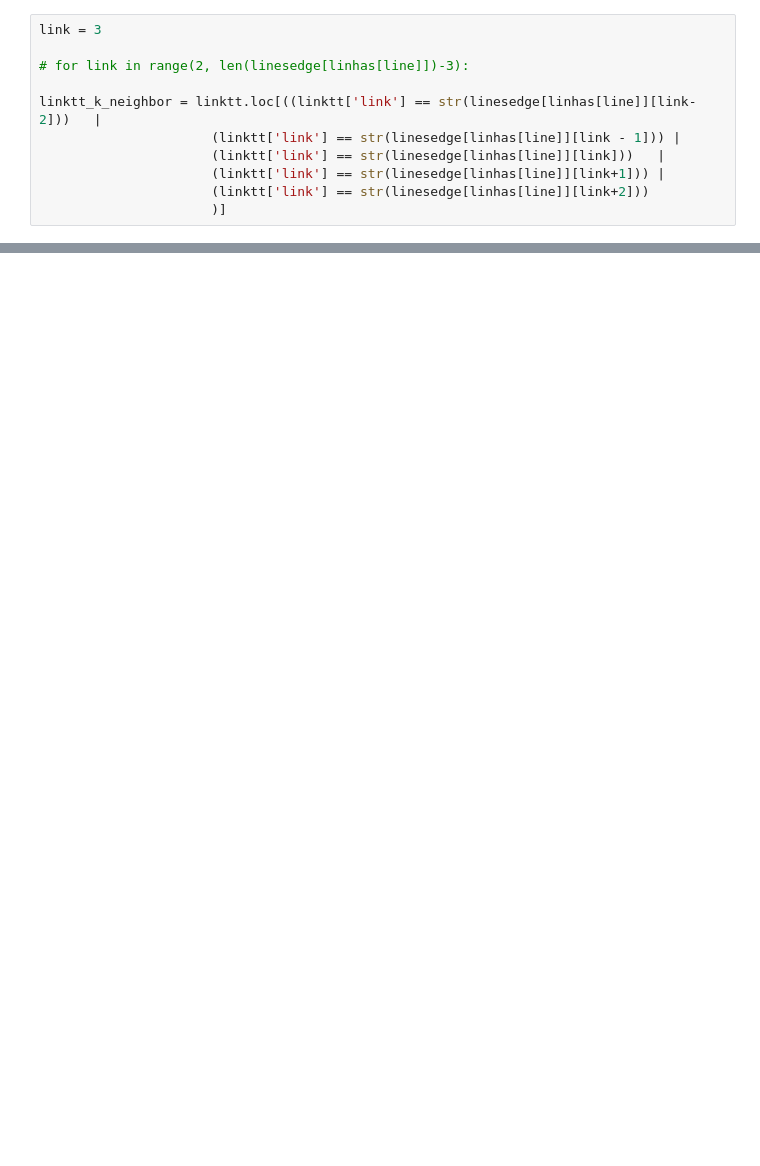
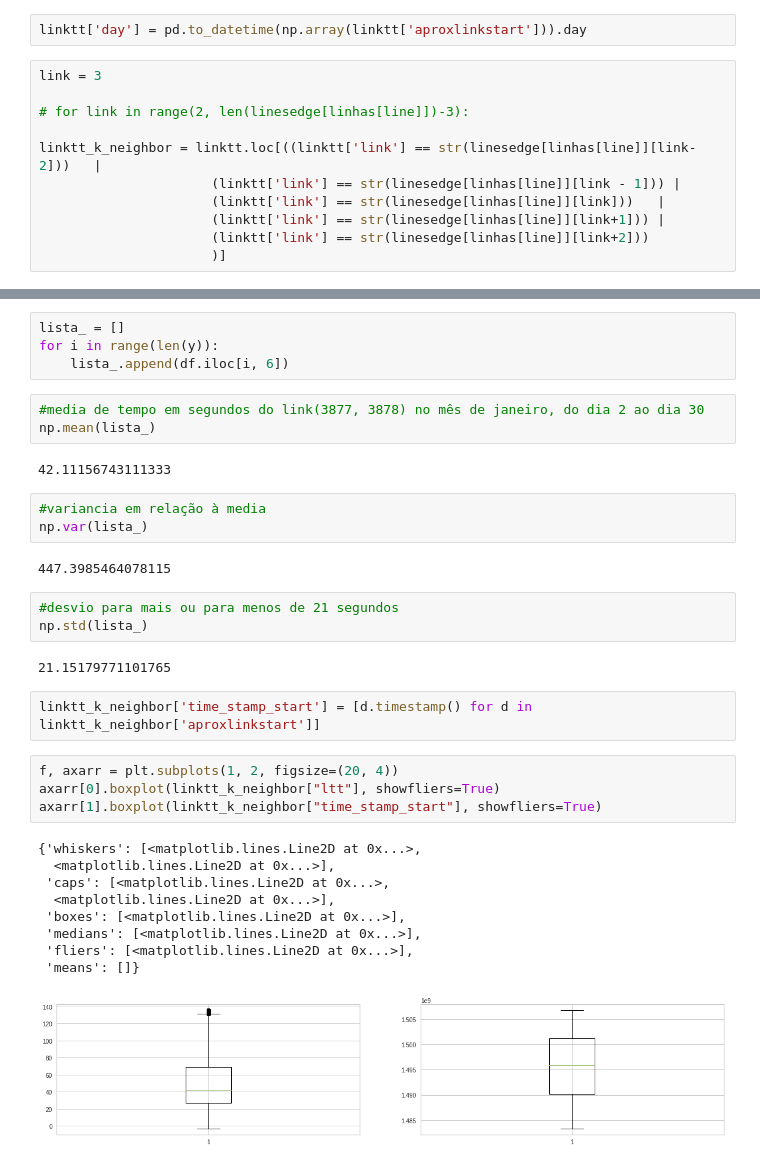
Before and after one commit to marcosamaris/links_states_prediction_LSTM, a Jupyter notebook: regressao_linear-links.ipynb, the cells around one changed output, grey strips where cells are left out. Drawn from its saved outputs; the diff is of its cells as text; blank space fills up the shorter version.

```diff
--- a/regressao_linear-links.ipynb
+++ b/regressao_linear-links.ipynb
@@ -65,3 +84,5 @@ for line in range(0,1):
+# %%
+linktt['day'] = pd.to_datetime(np.array(linktt['aproxlinkstart'])).day
 # %%
 link = 3
 
@@ -178,0 +285,35 @@ array([69.88638267, 37.67479949, 43.21142979, 22.18606299, 38.70182596,
+# %%
+lista_ = []
+for i in range(len(y)):
+    lista_.append(df.iloc[i, 6])
+# %%
+#media de tempo em segundos do link(3877, 3878) no mês de janeiro, do dia 2 ao dia 30
+np.mean(lista_)
+# %% [output]
+42.11156743111333
+# %%
+#variancia em relação à media
+np.var(lista_)
+# %% [output]
+447.3985464078115
+# %%
+#desvio para mais ou para menos de 21 segundos
+np.std(lista_)
+# %% [output]
+21.15179771101765
+# %%
+linktt_k_neighbor['time_stamp_start'] = [d.timestamp() for d in linktt_k_neighbor['aproxlinkstart']]
+# %%
+f, axarr = plt.subplots(1, 2, figsize=(20, 4))
+axarr[0].boxplot(linktt_k_neighbor["ltt"], showfliers=True)
+axarr[1].boxplot(linktt_k_neighbor["time_stamp_start"], showfliers=True)
+# %% [output]
+{'whiskers': [<matplotlib.lines.Line2D at 0x...>,
+  <matplotlib.lines.Line2D at 0x...>],
+ 'caps': [<matplotlib.lines.Line2D at 0x...>,
+  <matplotlib.lines.Line2D at 0x...>],
+ 'boxes': [<matplotlib.lines.Line2D at 0x...>],
+ 'medians': [<matplotlib.lines.Line2D at 0x...>],
+ 'fliers': [<matplotlib.lines.Line2D at 0x...>],
+ 'means': []}
+[figure, added]
```
Also changed, not shown: parts of 21 cells of this notebook, 1 other file.
